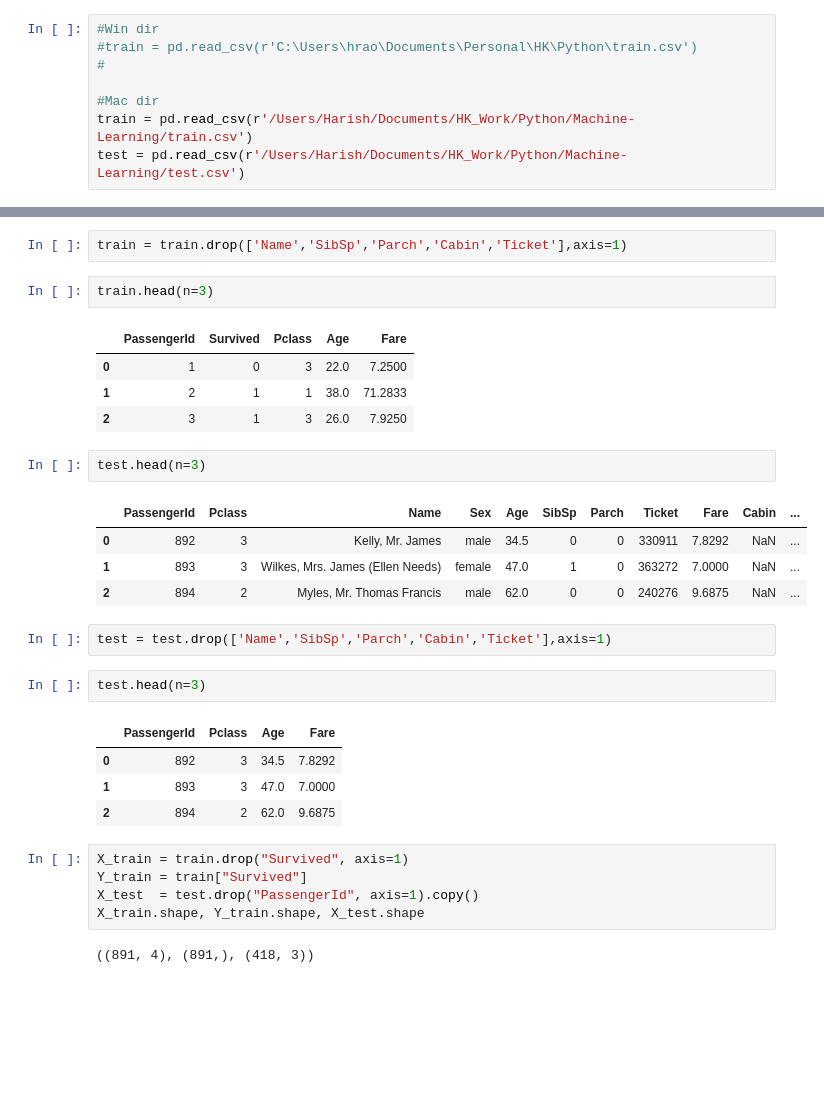
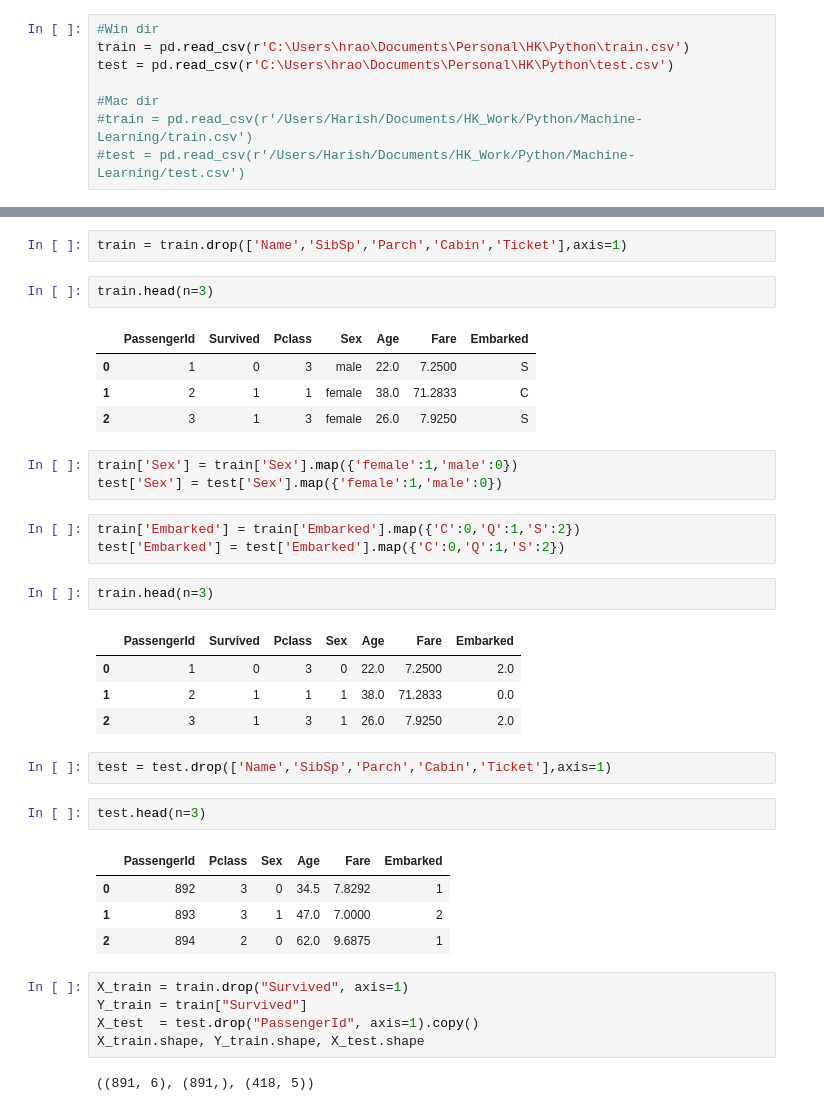
Before and after one commit to Shilpibhargava/Machine-Learning, a Jupyter notebook: Titanic - Machine Learning from Disaster-Predicting Survival.ipynb, the cells around one changed output, grey strips where cells are left out. Saved outputs shown, nothing was run; the diff lists cells and outputs as text; blank space fills up the shorter version.

```diff
--- a/Titanic - Machine Learning from Disaster-Predicting Survival.ipynb
+++ b/Titanic - Machine Learning from Disaster-Predicting Survival.ipynb
@@ -6,12 +6,12 @@ import seaborn as sns
 %matplotlib inline
 # %%
 #Win dir
-#train = pd.read_csv(r'C:\Users\hrao\Documents\Personal\HK\Python\train.csv')
-#
+train = pd.read_csv(r'C:\Users\hrao\Documents\Personal\HK\Python\train.csv')
+test = pd.read_csv(r'C:\Users\hrao\Documents\Personal\HK\Python\test.csv')
 
 #Mac dir
-train = pd.read_csv(r'/Users/Harish/Documents/HK_Work/Python/Machine-Learning/train.csv')
-test = pd.read_csv(r'/Users/Harish/Documents/HK_Work/Python/Machine-Learning/test.csv')
+#train = pd.read_csv(r'/Users/Harish/Documents/HK_Work/Python/Machine-Learning/train.csv')
+#test = pd.read_csv(r'/Users/Harish/Documents/HK_Work/Python/Machine-Learning/test.csv')
 # %%
 train.head(n=3)
 # %% [output]
@@ -24,33 +46,39 @@ train = train.drop(['Name','SibSp','Parch','Cabin','Ticket'],axis=1)
 # %%
 train.head(n=3)
 # %% [output]
-|  | PassengerId | Survived | Pclass | Age | Fare |
-| 0 | 1 | 0 | 3 | 22.0 | 7.2500 |
-| 1 | 2 | 1 | 1 | 38.0 | 71.2833 |
-| 2 | 3 | 1 | 3 | 26.0 | 7.9250 |
+|  | PassengerId | Survived | Pclass | Sex | Age | Fare | Embarked |
+| 0 | 1 | 0 | 3 | male | 22.0 | 7.2500 | S |
+| 1 | 2 | 1 | 1 | female | 38.0 | 71.2833 | C |
+| 2 | 3 | 1 | 3 | female | 26.0 | 7.9250 | S |
+# %%
+train['Sex'] = train['Sex'].map({'female':1,'male':0})
+test['Sex'] = test['Sex'].map({'female':1,'male':0})
+# %%
+train['Embarked'] = train['Embarked'].map({'C':0,'Q':1,'S':2})
+test['Embarked'] = test['Embarked'].map({'C':0,'Q':1,'S':2})
 # %%
-test.head(n=3)
+train.head(n=3)
 # %% [output]
-|  | PassengerId | Pclass | Name | Sex | Age | SibSp | Parch | Ticket | Fare | Cabin | ... |
-| 0 | 892 | 3 | Kelly, Mr. James | male | 34.5 | 0 | 0 | 330911 | 7.8292 | NaN | ... |
-| 1 | 893 | 3 | Wilkes, Mrs. James (Ellen Needs) | female | 47.0 | 1 | 0 | 363272 | 7.0000 | NaN | ... |
-| 2 | 894 | 2 | Myles, Mr. Thomas Francis | male | 62.0 | 0 | 0 | 240276 | 9.6875 | NaN | ... |
+|  | PassengerId | Survived | Pclass | Sex | Age | Fare | Embarked |
+| 0 | 1 | 0 | 3 | 0 | 22.0 | 7.2500 | 2.0 |
+| 1 | 2 | 1 | 1 | 1 | 38.0 | 71.2833 | 0.0 |
+| 2 | 3 | 1 | 3 | 1 | 26.0 | 7.9250 | 2.0 |
 # %%
 test = test.drop(['Name','SibSp','Parch','Cabin','Ticket'],axis=1)
 # %%
 test.head(n=3)
 # %% [output]
-|  | PassengerId | Pclass | Age | Fare |
-| 0 | 892 | 3 | 34.5 | 7.8292 |
-| 1 | 893 | 3 | 47.0 | 7.0000 |
-| 2 | 894 | 2 | 62.0 | 9.6875 |
+|  | PassengerId | Pclass | Sex | Age | Fare | Embarked |
+| 0 | 892 | 3 | 0 | 34.5 | 7.8292 | 1 |
+| 1 | 893 | 3 | 1 | 47.0 | 7.0000 | 2 |
+| 2 | 894 | 2 | 0 | 62.0 | 9.6875 | 1 |
 # %%
 X_train = train.drop("Survived", axis=1)
 Y_train = train["Survived"]
 X_test  = test.drop("PassengerId", axis=1).copy()
 X_train.shape, Y_train.shape, X_test.shape
 # %% [output]
-((891, 4), (891,), (418, 3))
+((891, 6), (891,), (418, 5))
 # %%
 from sklearn.linear_model import LogisticRegression
 lr = LogisticRegression()
```
Also changed, not shown: parts of 2 cells of this notebook.
